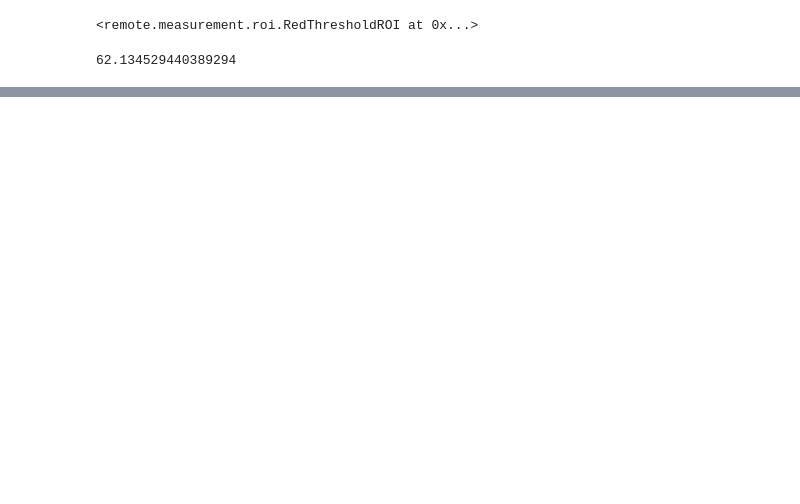
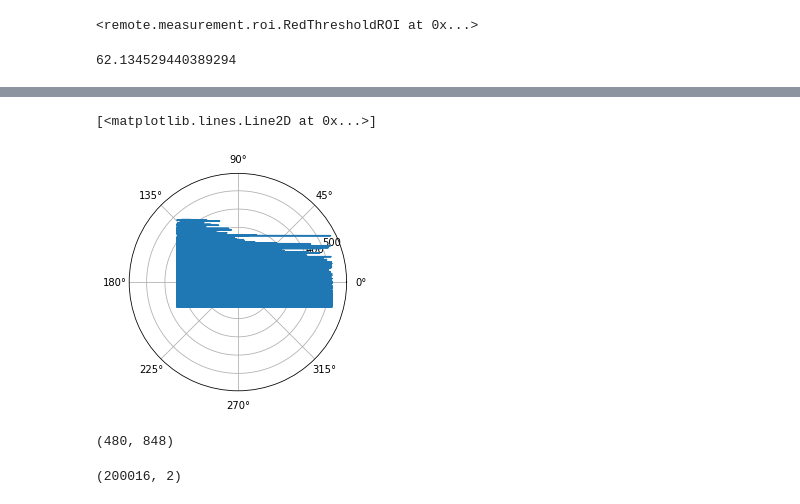
Before and after one commit to ibalejandro/covid_global_hackathon, a Jupyter notebook: covid.ipynb, the cells around one changed output, grey strips where cells are left out. Saved outputs shown, nothing was run; the diff lists cells and outputs as text; code cells hidden in the pictures; blank space fills up the shorter version.

```diff
--- a/covid.ipynb
+++ b/covid.ipynb
@@ -138,0 +180,19 @@ array([[7, 8, 9],
+# %%
+X = roi[:,1] - cx
+Y = roi[:,0] - cy
+# %%
+R = np.sqrt(np.square(X) + np.square(Y))
+T = np.arctan2(Y, X)
+# %%
+plt.polar(T, R)
+# %% [output]
+[<matplotlib.lines.Line2D at 0x...>]
+[figure, added]
+# %%
+frame.shape
+# %% [output]
+(480, 848)
+# %%
+roi.shape
+# %% [output]
+(200016, 2)
```
Also changed, not shown: parts of 83 cells of this notebook, 15 other files.
